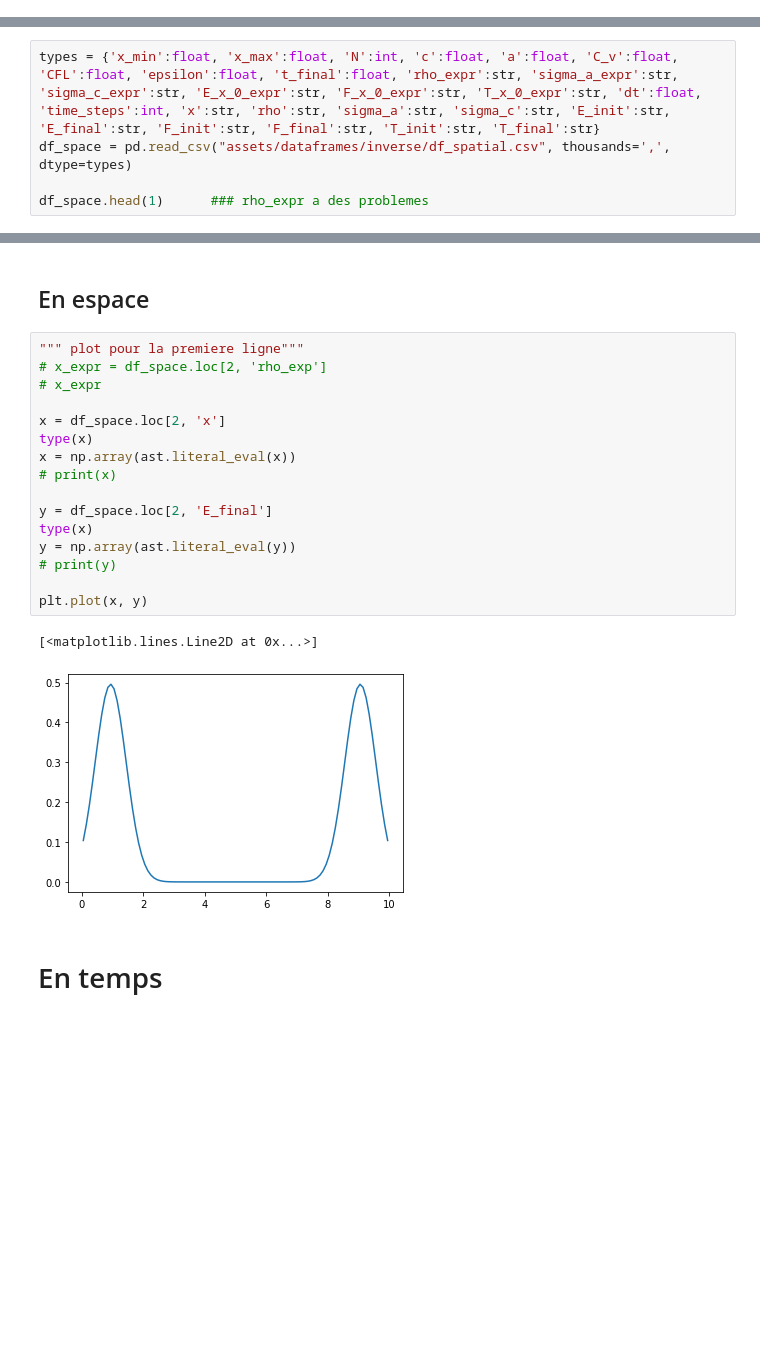
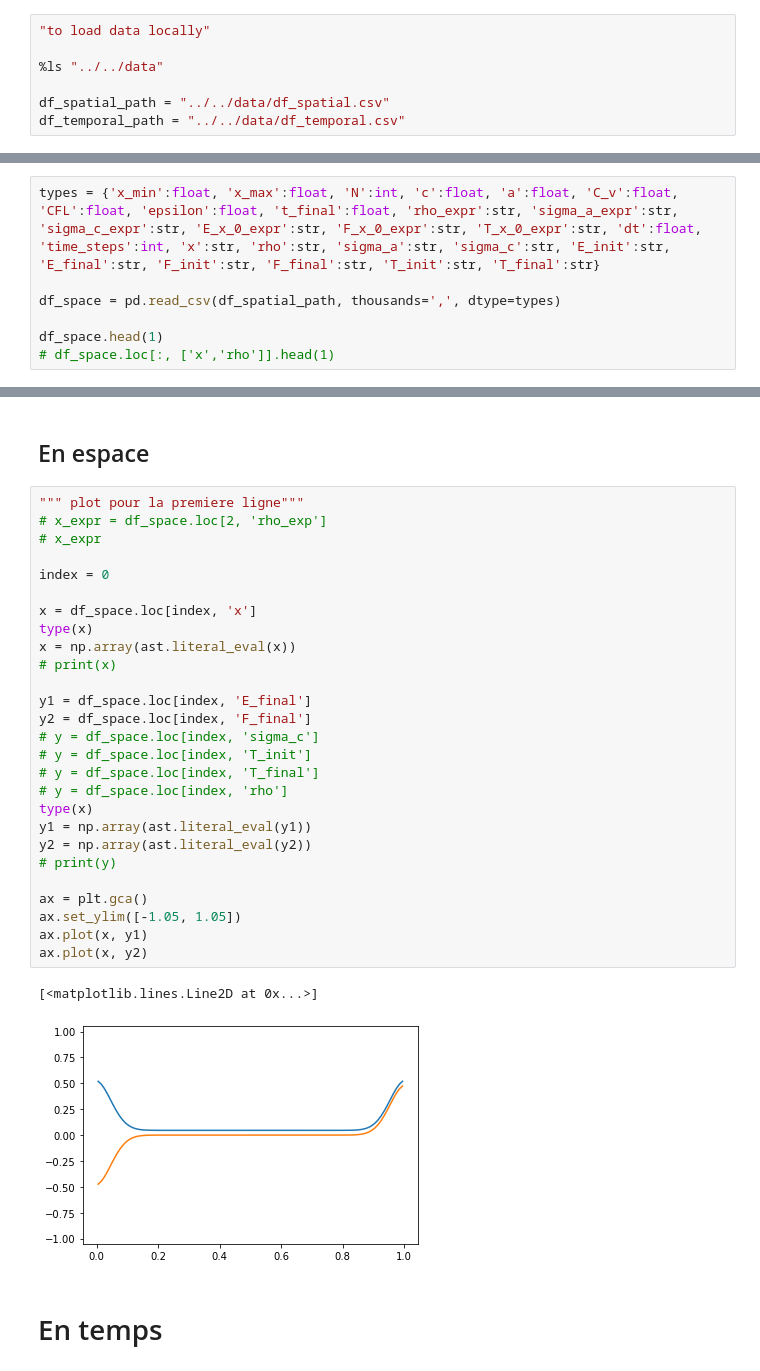
Before and after one commit to ddrous/projet-inverse-2d, a Jupyter notebook: src/notebook/analyse_des_donnees.ipynb, the cells around one changed output, grey strips where cells are left out. Cells and saved outputs as stored; diff of their text form; blank space fills up the shorter version.

```diff
--- a/src/notebook/analyse_des_donnees.ipynb
+++ b/src/notebook/analyse_des_donnees.ipynb
@@ -45,0 +38,7 @@ import warnings       # Pour eviter de souvent afficher des messages d'erreurs e
+# %%
+"to load data locally"
+
+%ls "../../data"
+
+df_spatial_path = "../../data/df_spatial.csv"
+df_temporal_path = "../../data/df_temporal.csv"
@@ -55,6 +70,8 @@ import warnings       # Pour eviter de souvent afficher des messages d'erreurs e
 # %%
 types = {'x_min':float, 'x_max':float, 'N':int, 'c':float, 'a':float, 'C_v':float, 'CFL':float, 'epsilon':float, 't_final':float, 'rho_expr':str, 'sigma_a_expr':str, 'sigma_c_expr':str, 'E_x_0_expr':str, 'F_x_0_expr':str, 'T_x_0_expr':str, 'dt':float, 'time_steps':int, 'x':str, 'rho':str, 'sigma_a':str, 'sigma_c':str, 'E_init':str, 'E_final':str, 'F_init':str, 'F_final':str, 'T_init':str, 'T_final':str}
-df_space = pd.read_csv("assets/dataframes/inverse/df_spatial.csv", thousands=',', dtype=types)
 
-df_space.head(1)      ### rho_expr a des problemes
+df_space = pd.read_csv(df_spatial_path, thousands=',', dtype=types)
+
+df_space.head(1)
+# df_space.loc[:, ['x','rho']].head(1)
 # %% [output]
@@ -101,22 +120,33 @@ df_time.head(1)      ### rho_expr a des problemes
 # %%
 """ plot pour la premiere ligne"""
 # x_expr = df_space.loc[2, 'rho_exp']
 # x_expr
 
-x = df_space.loc[2, 'x']
+index = 0
+
+x = df_space.loc[index, 'x']
 type(x)
 x = np.array(ast.literal_eval(x))
 # print(x)
 
-y = df_space.loc[2, 'E_final']
+y1 = df_space.loc[index, 'E_final']
+y2 = df_space.loc[index, 'F_final']
+# y = df_space.loc[index, 'sigma_c']
+# y = df_space.loc[index, 'T_init']
+# y = df_space.loc[index, 'T_final']
+# y = df_space.loc[index, 'rho']
 type(x)
-y = np.array(ast.literal_eval(y))
+y1 = np.array(ast.literal_eval(y1))
+y2 = np.array(ast.literal_eval(y2))
 # print(y)
 
-plt.plot(x, y)
+ax = plt.gca()
+ax.set_ylim([-1.05, 1.05])
+ax.plot(x, y1)
+ax.plot(x, y2)
 # %% [output]
 [<matplotlib.lines.Line2D at 0x...>]
-[figure, old version]
+[figure, new version]
 # %% [markdown]
 # En temps
 # %%
```
Also changed, not shown: parts of 15 cells of this notebook, 11 other files.
